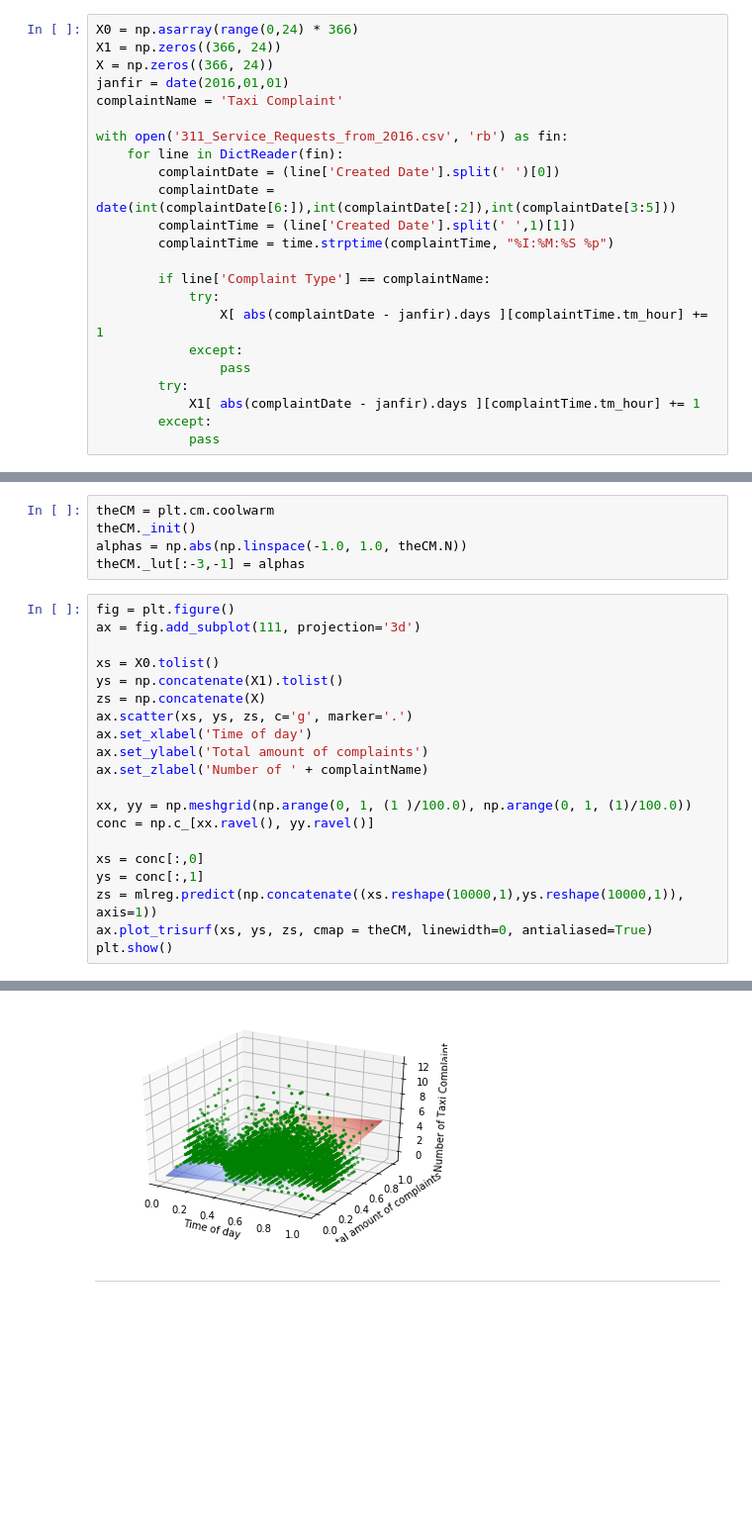
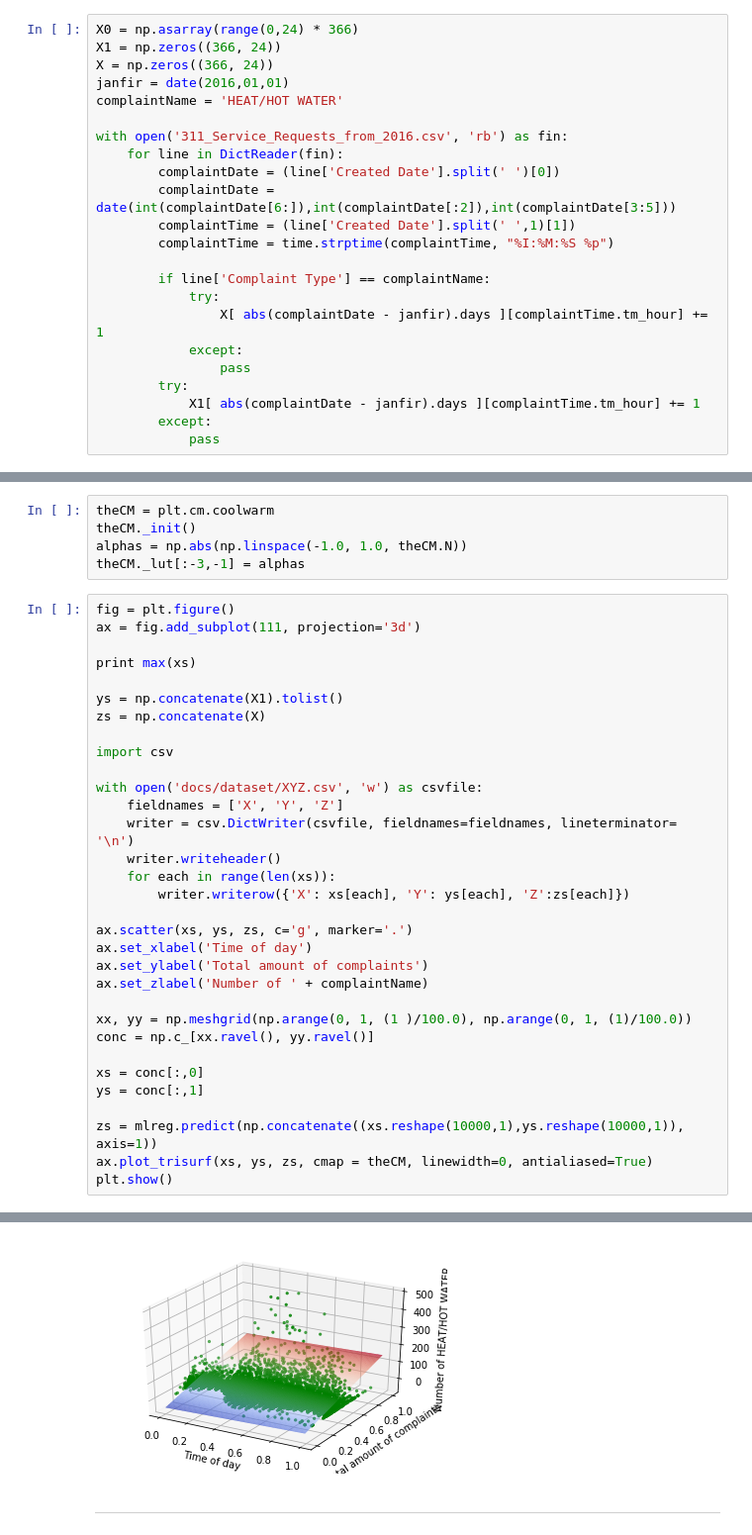
Before and after one commit to dchoi44/311-Service-Requests-Visualization, a Jupyter notebook: Notebook/Explainer Notebook(R).ipynb, the cells around one changed output, grey strips where cells are left out. Shown at 99% size. Drawn from its saved outputs; the diff is of its cells as text; blank space fills up the shorter version.

```diff
--- a/Notebook/Explainer Notebook(R).ipynb
+++ b/Notebook/Explainer Notebook(R).ipynb
@@ -103,7 +103,7 @@ X0 = np.asarray(range(0,24) * 366)
 X1 = np.zeros((366, 24))
 X = np.zeros((366, 24))
 janfir = date(2016,01,01)
-complaintName = 'Taxi Complaint'
+complaintName = 'HEAT/HOT WATER'
 
 with open('311_Service_Requests_from_2016.csv', 'rb') as fin:
     for line in DictReader(fin):
@@ -142,9 +142,20 @@ theCM._lut[:-3,-1] = alphas
 fig = plt.figure()
 ax = fig.add_subplot(111, projection='3d')
 
-xs = X0.tolist()
+print max(xs)
+
 ys = np.concatenate(X1).tolist()
 zs = np.concatenate(X)
+
+import csv
+
+with open('docs/dataset/XYZ.csv', 'w') as csvfile:
+    fieldnames = ['X', 'Y', 'Z']
+    writer = csv.DictWriter(csvfile, fieldnames=fieldnames, lineterminator= '\n')
+    writer.writeheader()
+    for each in range(len(xs)):
+        writer.writerow({'X': xs[each], 'Y': ys[each], 'Z':zs[each]})
+
 ax.scatter(xs, ys, zs, c='g', marker='.')
 ax.set_xlabel('Time of day')
 ax.set_ylabel('Total amount of complaints')
@@ -155,6 +166,7 @@ conc = np.c_[xx.ravel(), yy.ravel()]
 
 xs = conc[:,0]
 ys = conc[:,1]
+
 zs = mlreg.predict(np.concatenate((xs.reshape(10000,1),ys.reshape(10000,1)), axis=1))
 ax.plot_trisurf(xs, ys, zs, cmap = theCM, linewidth=0, antialiased=True)
 plt.show()
@@ -162,4 +175,4 @@ plt.show()
-[figure, old version]
+[figure, new version]
 # %% [markdown]
 ---
 # %% [markdown]
```
Also changed, not shown: parts of 6 cells of this notebook.
